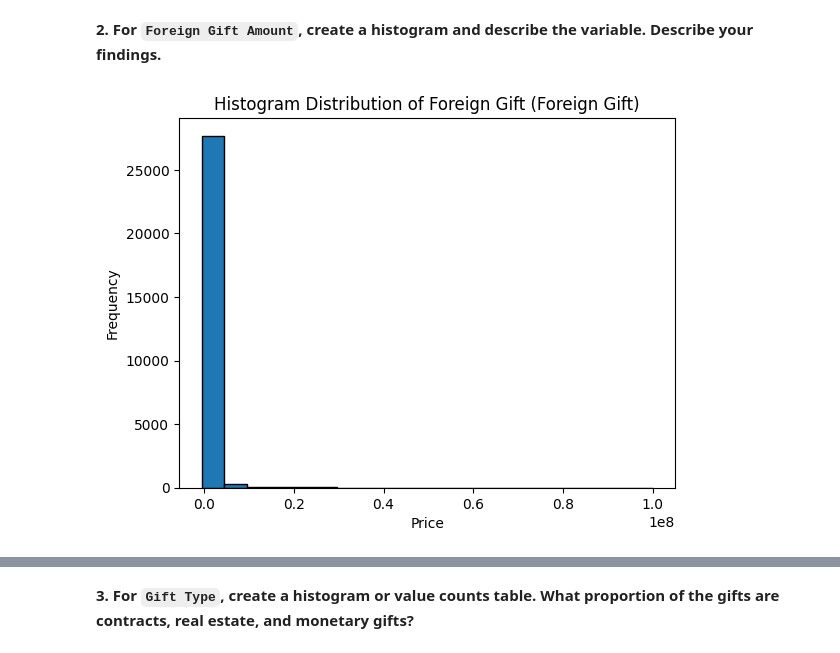
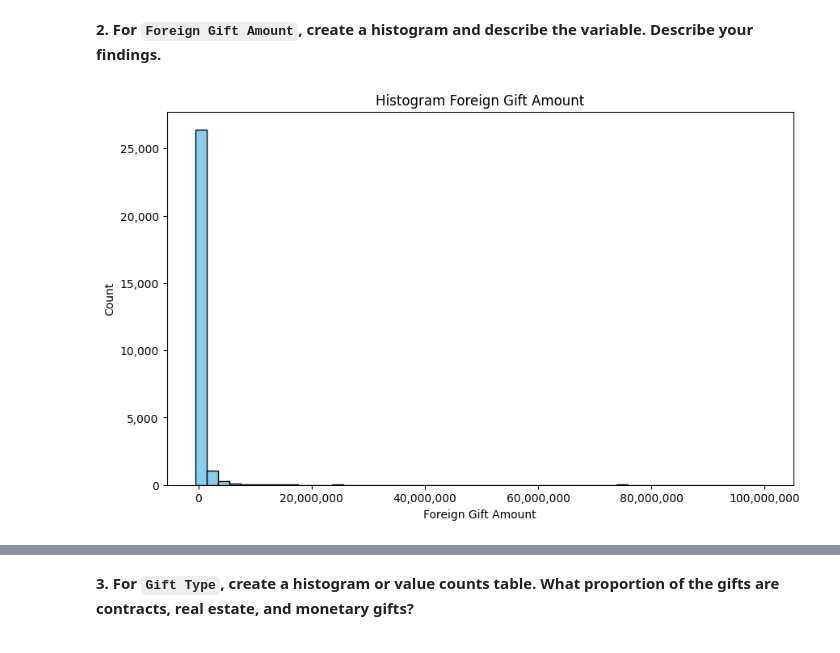
Before and after one commit to norawik/EDA, a Jupyter notebook: assignment/assignment.ipynb, the cells around one changed output, grey strips where cells are left out. Saved outputs shown, nothing was run; the diff lists cells and outputs as text; code cells hidden in the pictures.

```diff
--- a/assignment/assignment.ipynb
+++ b/assignment/assignment.ipynb
@@ -51,11 +52,16 @@ This question looks at financial transfers from foreign entities to American uni
 foreigngifts = pd.read_csv('/content/EDA/assignment/data/ForeignGifts_edu.csv', low_memory = False)
 # %% [markdown]
 **2. For `Foreign Gift Amount`, create a histogram and describe the variable. Describe your findings.**
+# %%
+foreigngifts['Foreign Gift Amount'] = pd.to_numeric(foreigngifts['Foreign Gift Amount'], errors='coerce')
 # %%
-plt.hist(foreigngifts['Foreign Gift Amount'], bins=20, edgecolor='black')
-plt.title('Histogram Distribution of Foreign Gift (Foreign Gift)')
-plt.xlabel('Price')
-plt.ylabel('Frequency')
+plt.figure(figsize=(10, 6))
+plt.hist(foreigngifts['Foreign Gift Amount'], bins=50, color='skyblue', edgecolor='black')
+plt.title('Histogram Foreign Gift Amount')
+plt.xlabel('Foreign Gift Amount')
+plt.ylabel('Count')
+plt.gca().xaxis.set_major_formatter(ticker.FuncFormatter(lambda x, _: f'{x:,.0f}'))
+plt.gca().yaxis.set_major_formatter(ticker.FuncFormatter(lambda x, _: f'{x:,.0f}'))
 plt.show()
 # %% [output]
-[figure, old version]
+[figure, new version]
```
Also changed, not shown: parts of 25 cells of this notebook.
